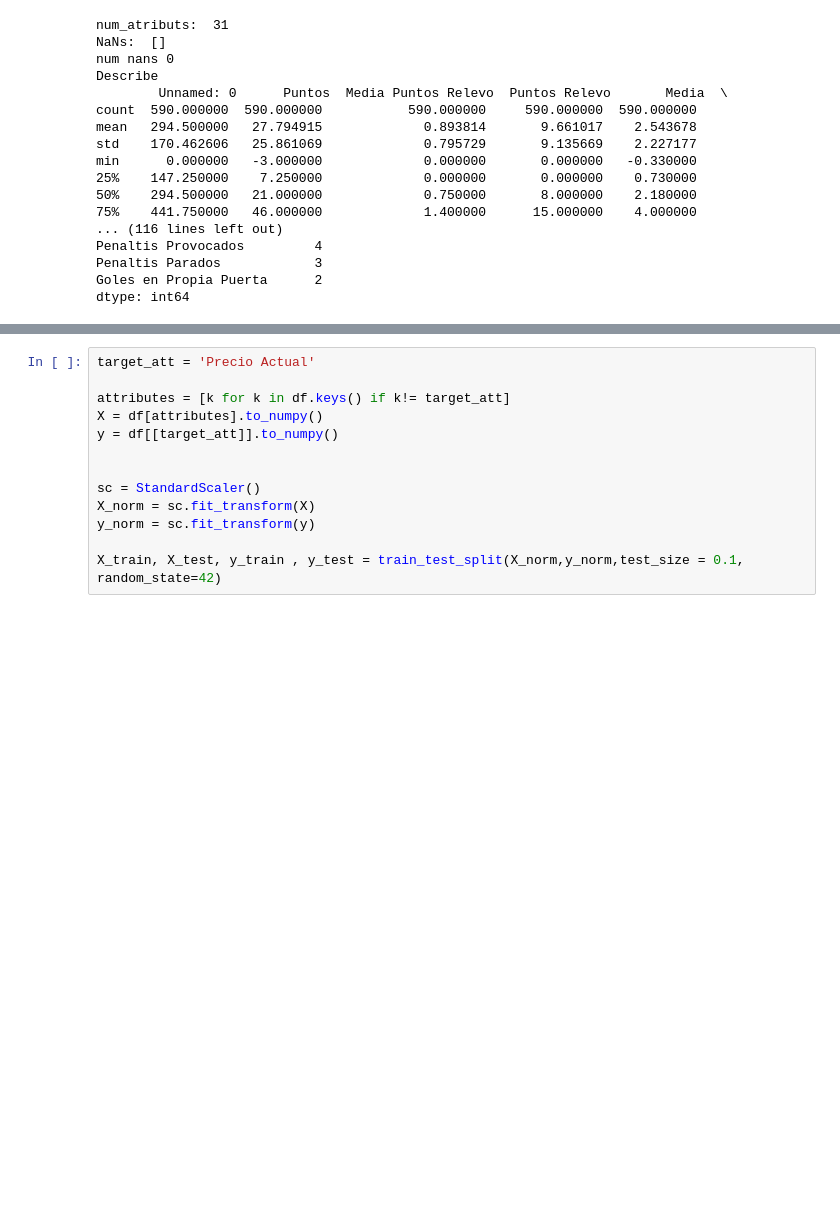
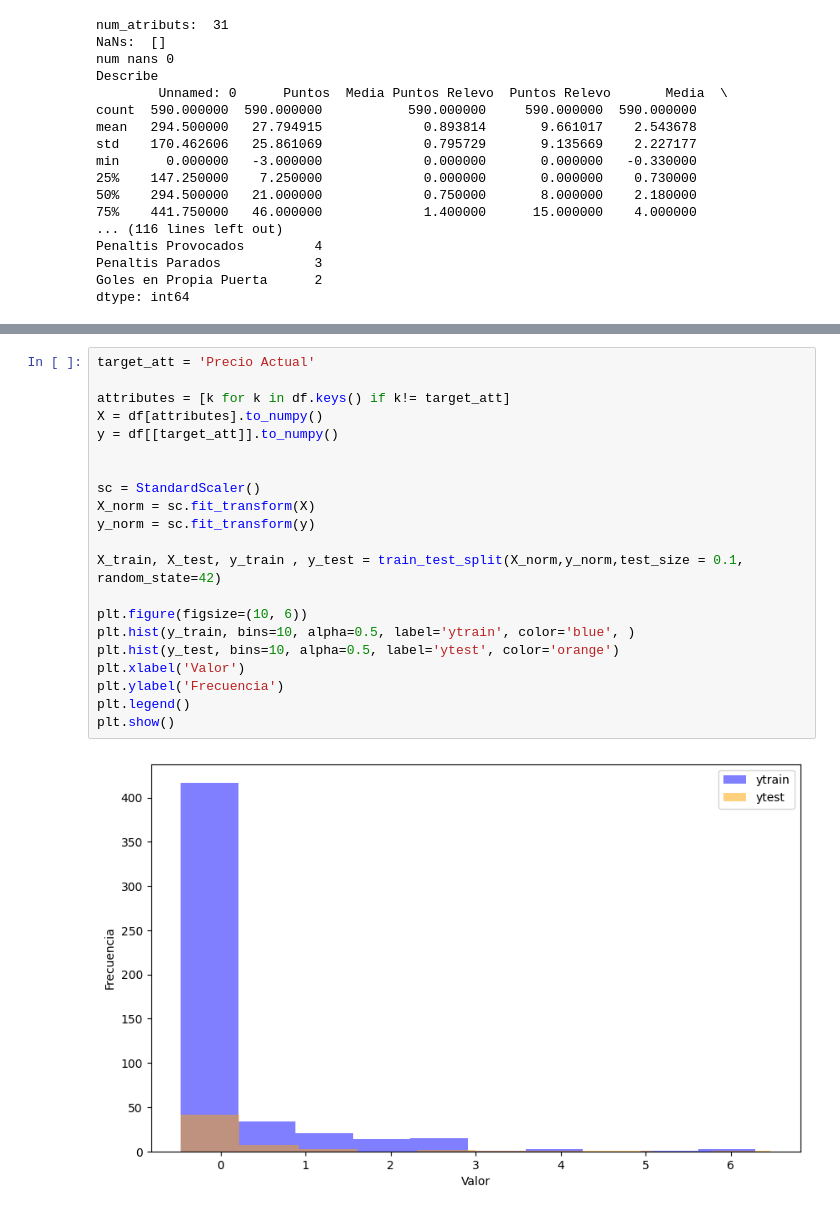
Before and after one commit to SantiMiquel/FantasyRegression, a Jupyter notebook: fantasy.ipynb, the cells around one changed output, grey strips where cells are left out. Drawn from its saved outputs; the diff is of its cells as text; blank space fills up the shorter version.

```diff
--- a/fantasy.ipynb
+++ b/fantasy.ipynb
@@ -118,16 +108,26 @@ plt.show()
 # %%
 target_att = 'Precio Actual'
 
 attributes = [k for k in df.keys() if k!= target_att]
 X = df[attributes].to_numpy()
 y = df[[target_att]].to_numpy()
 
 
 sc = StandardScaler()
 X_norm = sc.fit_transform(X)
 y_norm = sc.fit_transform(y)
 
 X_train, X_test, y_train , y_test = train_test_split(X_norm,y_norm,test_size = 0.1, random_state=42)
+
+plt.figure(figsize=(10, 6))
+plt.hist(y_train, bins=10, alpha=0.5, label='ytrain', color='blue', )
+plt.hist(y_test, bins=10, alpha=0.5, label='ytest', color='orange')
+plt.xlabel('Valor')
+plt.ylabel('Frecuencia')
+plt.legend()
+plt.show()
+# %% [output]
+[figure, added]
 # %%
 lr = LinearRegression()
 lr.fit(X_train,y_train)
```
Also changed, not shown: parts of 14 cells of this notebook.
